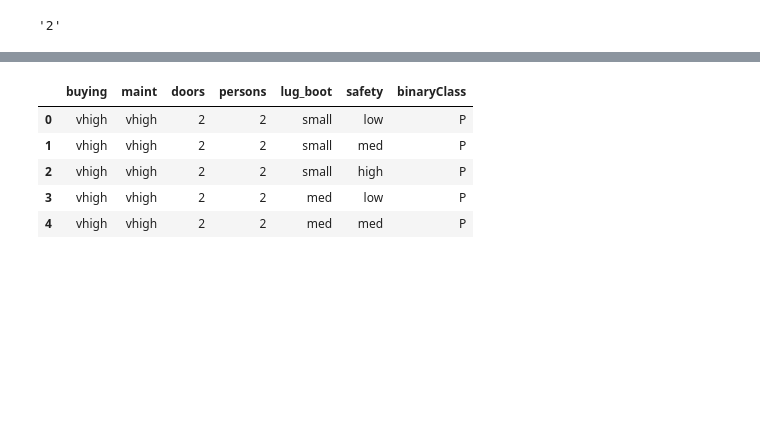
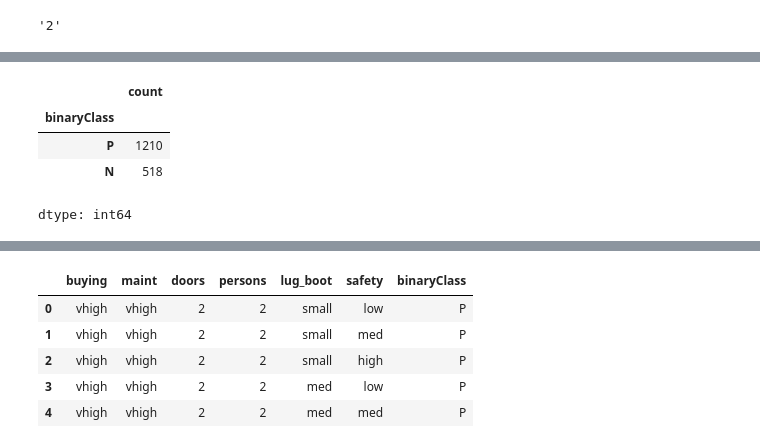
Before and after one commit to MalyalaAnand/AIML-2025, a Jupyter notebook: Lab_08_AIML.ipynb, the cells around one changed output, grey strips where cells are left out. Drawn from its saved outputs; the diff is of its cells as text; code cells hidden in the pictures; blank space fills up the shorter version.

```diff
--- a/Lab_08_AIML.ipynb
+++ b/Lab_08_AIML.ipynb
@@ -56,0 +88,8 @@ Downloaded from openml.org.
+# %%
+car_data.target.value_counts()
+# %% [output]
+|  | count |
+| binaryClass |  |
+| P | 1210 |
+| N | 518 |
+dtype: int64
```
Also changed, not shown: parts of 29 cells of this notebook.
